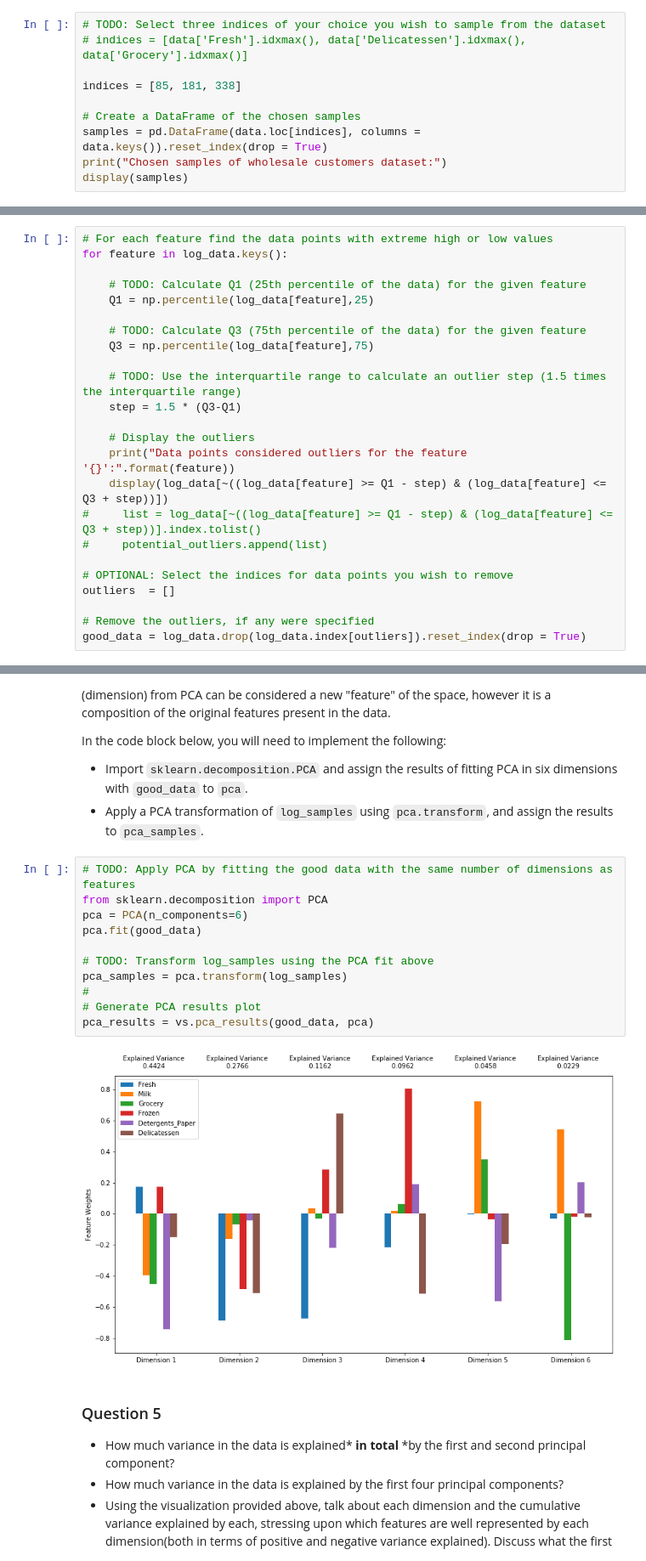
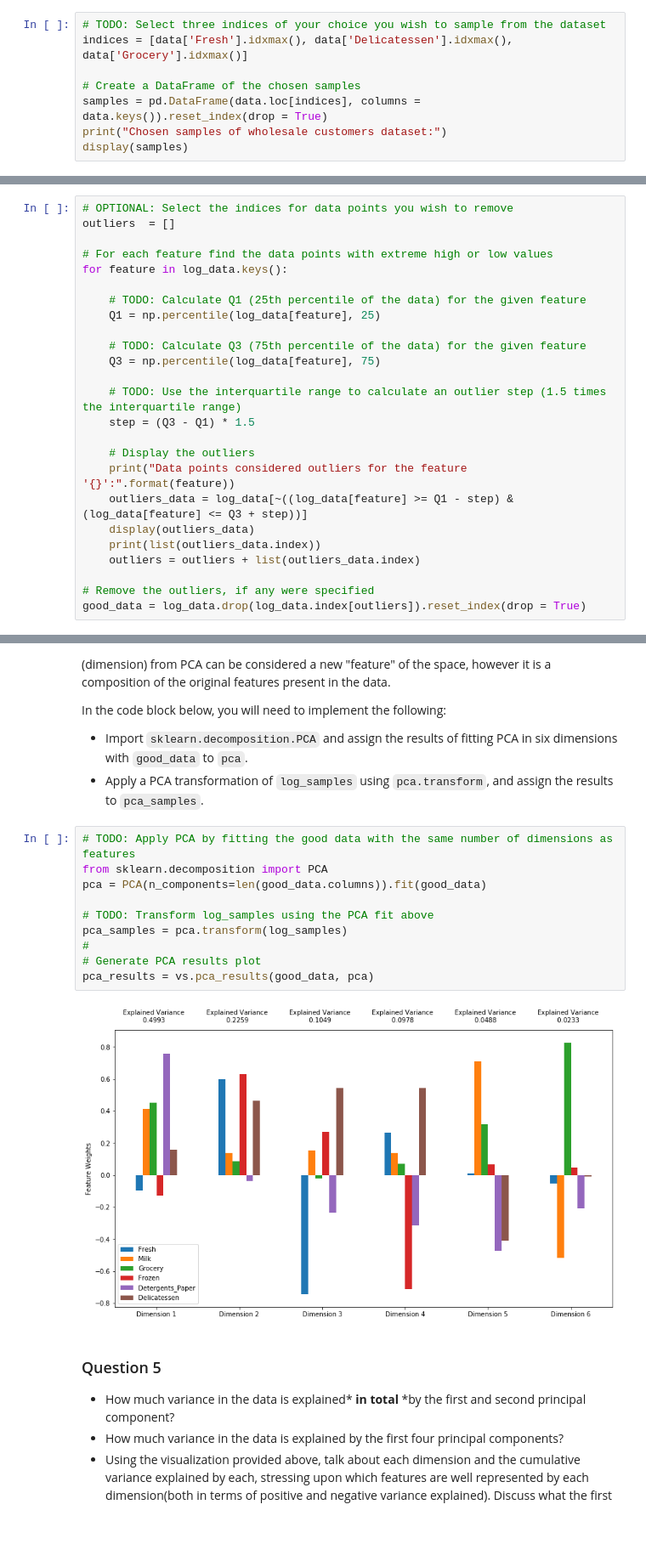
Before and after one commit to ashish1500616/Machine-Learning-Projects, a Jupyter notebook: p3_customer_segments/customer_segments.ipynb, the cells around one changed output, grey strips where cells are left out. Shown: that part at 85% size. Cells and saved outputs as stored; diff of their text form; blank space fills up the shorter version.

```diff
--- a/p3_customer_segments/customer_segments.ipynb
+++ b/p3_customer_segments/customer_segments.ipynb
@@ -62,9 +62,7 @@ display(data.describe())
 To get a better understanding of the customers and how their data will transform through the analysis, it would be best to select a few sample data points and explore them in more detail. In the code block below, add **three** indices of your choice to the `indices` list which will represent the customers to track. It is suggested to try different sets of samples until you obtain customers that vary significantly from one another.
 # %%
 # TODO: Select three indices of your choice you wish to sample from the dataset
-# indices = [data['Fresh'].idxmax(), data['Delicatessen'].idxmax(), data['Grocery'].idxmax()]
-
-indices = [85, 181, 338]
+indices = [data['Fresh'].idxmax(), data['Delicatessen'].idxmax(), data['Grocery'].idxmax()]
 
 # Create a DataFrame of the chosen samples
 samples = pd.DataFrame(data.loc[indices], columns = data.keys()).reset_index(drop = True)
@@ -233,26 +252,27 @@ In the code block below, you will need to implement the following:
 **NOTE:** If you choose to remove any outliers, ensure that the sample data does not contain any of these points!
 Once you have performed this implementation, the dataset will be stored in the variable `good_data`.
 # %%
+# OPTIONAL: Select the indices for data points you wish to remove
+outliers  = []
+
 # For each feature find the data points with extreme high or low values
 for feature in log_data.keys():
 
     # TODO: Calculate Q1 (25th percentile of the data) for the given feature
-    Q1 = np.percentile(log_data[feature],25)
+    Q1 = np.percentile(log_data[feature], 25)
 
     # TODO: Calculate Q3 (75th percentile of the data) for the given feature
-    Q3 = np.percentile(log_data[feature],75)
+    Q3 = np.percentile(log_data[feature], 75)
 
     # TODO: Use the interquartile range to calculate an outlier step (1.5 times the interquartile range)
-    step = 1.5 * (Q3-Q1)
+    step = (Q3 - Q1) * 1.5
 
     # Display the outliers
     print("Data points considered outliers for the feature '{}':".format(feature))
-    display(log_data[~((log_data[feature] >= Q1 - step) & (log_data[feature] <= Q3 + step))])
-#     list = log_data[~((log_data[feature] >= Q1 - step) & (log_data[feature] <= Q3 + step))].index.tolist()
-#     potential_outliers.append(list)
-
-# OPTIONAL: Select the indices for data points you wish to remove
-outliers  = []
+    outliers_data = log_data[~((log_data[feature] >= Q1 - step) & (log_data[feature] <= Q3 + step))]
+    display(outliers_data)
+    print(list(outliers_data.index))
+    outliers = outliers + list(outliers_data.index)
 
 # Remove the outliers, if any were specified
 good_data = log_data.drop(log_data.index[outliers]).reset_index(drop = True)
@@ -340,16 +372,15 @@ In the code block below, you will need to implement the following:
 # %%
 # TODO: Apply PCA by fitting the good data with the same number of dimensions as features
 from sklearn.decomposition import PCA
-pca = PCA(n_components=6)
-pca.fit(good_data)
+pca = PCA(n_components=len(good_data.columns)).fit(good_data)
 
 # TODO: Transform log_samples using the PCA fit above
 pca_samples = pca.transform(log_samples)
 #
 # Generate PCA results plot
 pca_results = vs.pca_results(good_data, pca)
 # %% [output]
-[figure, old version]
+[figure, new version]
 # %% [markdown]
 ### Question 5
 
```
Also changed, not shown: parts of 39 cells of this notebook, 1 other file.
